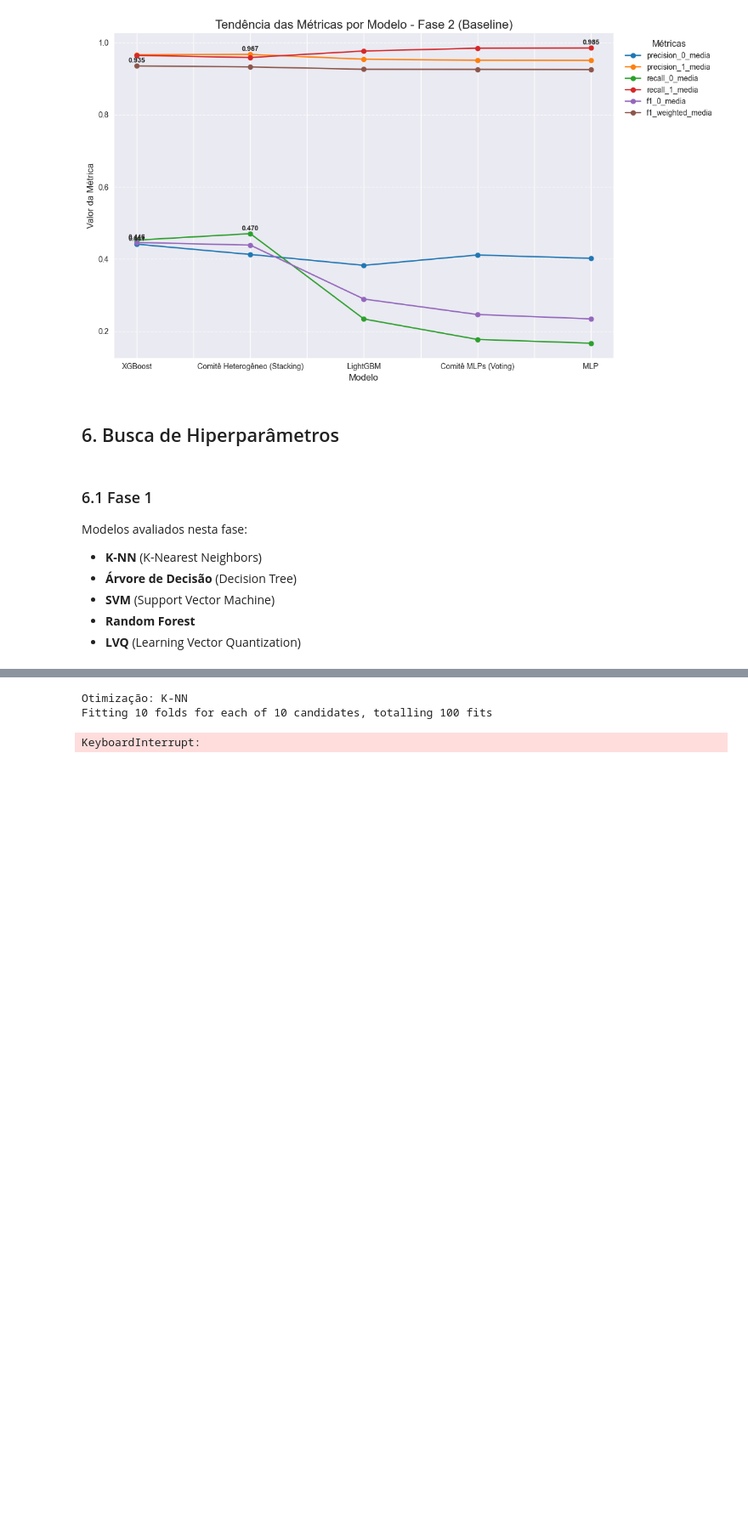
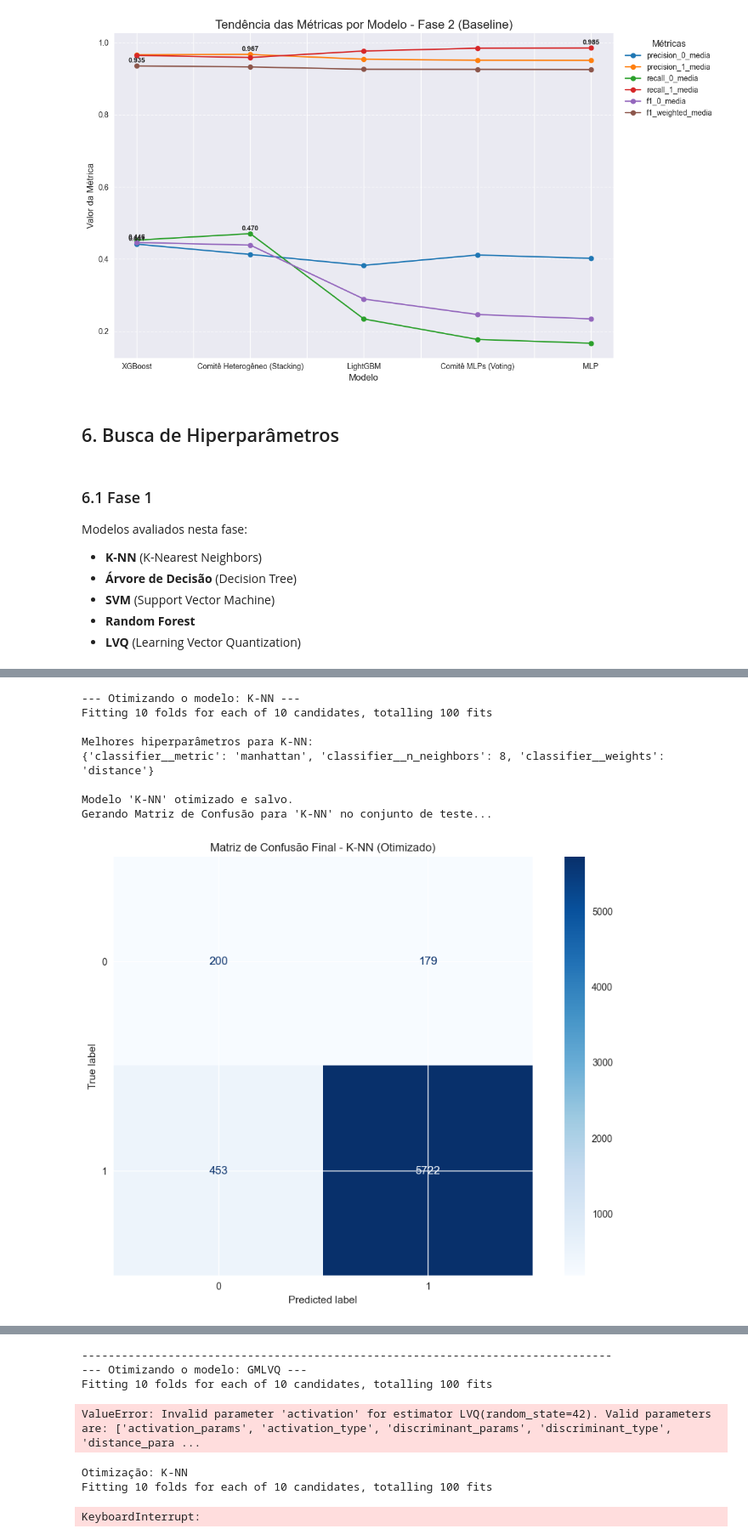
Before and after one commit to Eduardocin/employee-access-predictor, a Jupyter notebook: projeto_models.ipynb, the cells around one changed output, grey strips where cells are left out. Shown at 85% size. Cells and saved outputs as stored; diff of their text form; code cells hidden in the pictures; blank space fills up the shorter version.

Commit message:
feat: teste lvq

```diff
--- a/projeto_models.ipynb
+++ b/projeto_models.ipynb
@@ -776,13 +776,9 @@ param_distributions = {
         'classifier__class_weight': ['balanced', None]
     },
     "GMLVQ": {
-        # Número de protótipos por classe (vetores de referência)
-        'classifier__prototypes_per_class': randint(1, 10),
-        # Força da regularização para a matriz de relevância
-        'classifier__regularization': loguniform(1e-4, 1.0),
-        # Função de ativação
-        'classifier__activation': ['sigmoid', 'soft+'],
-        # Algoritmo de otimização
-        'classifier__solver': ['lbfgs', 'sgd']
+        'classifier__prototype_n_per_class': randint(1, 10), # Corrigido de 'prototypes_per_class'
+        'classifier__relevance_regularization': loguniform(1e-4, 1.0),
+        'classifier__activation_type': ['sigmoid', 'soft+'],
+        'classifier__solver_type': ['lbfgs', 'sgd']
     }
 }
@@ -788,0 +836,62 @@ param_distributions = {
+# %%
+from sklearn.model_selection import RandomizedSearchCV
+from sklearn.metrics import confusion_matrix, ConfusionMatrixDisplay
+import pandas as pd
+import joblib
+
+# Dicionário para armazenar os melhores modelos encontrados
+best_models_fase1 = {}
+
+# Loop de otimização para os modelos da Fase 1
+for name, model in models.items():
+    print(f"--- Otimizando o modelo: {name} ---")
+
+    # Cria o pipeline com pré-processamento e reamostragem
+    pipeline = create_pipeline(model, use_full=False)
+
+    # Configura a busca aleatória
+    search = RandomizedSearchCV(
+        pipeline,
+        param_distributions=param_distributions[name],
+        n_iter=10,          # Executa 10 iterações
+        cv=cv_strategy,
+        scoring=scoring['f1_0'], # Otimiza pelo F1-score da classe 0
+        n_jobs=-1,
+        random_state=42,
+        verbose=1           # Exibe o progresso
+    )
+
+    # Executa a busca nos dados de treino originais
+    search.fit(X_train_clean, y_train)
+
+    # Salva o melhor modelo encontrado pela busca
+    best_model = search.best_estimator_
+    print(f"\nMelhores hiperparâmetros para {name}:")
+    print(search.best_params_)
+
+    # Armazena o melhor modelo no dicionário
+    best_models_fase1[name] = best_model
+
+    # Salva o modelo otimizado em um arquivo
+    joblib.dump(best_model, f'modelos/{name}_otimizado.pkl')
+    print(f"\nModelo '{name}' otimizado e salvo.")
+
+    # --- Avaliação Final no Conjunto de Teste ---
+    print(f"Gerando Matriz de Confusão para '{name}' no conjunto de teste...")
+    y_pred = best_model.predict(X_test_clean)
+    cm = confusion_matrix(y_test, y_pred)
+    disp = ConfusionMatrixDisplay(confusion_matrix=cm, display_labels=[0, 1])
+    disp.plot(cmap='Blues')
+    plt.title(f'Matriz de Confusão Final - {name} (Otimizado)')
+    plt.show()
+    print("-" * 80)
+# %% [output]
+--- Otimizando o modelo: K-NN ---
+Fitting 10 folds for each of 10 candidates, totalling 100 fits
+
+Melhores hiperparâmetros para K-NN:
+{'classifier__metric': 'manhattan', 'classifier__n_neighbors': 8, 'classifier__weights': 'distance'}
+
+Modelo 'K-NN' otimizado e salvo.
+Gerando Matriz de Confusão para 'K-NN' no conjunto de teste...
+[figure, added]
@@ -789,3 +928,7 @@ param_distributions = {
+--------------------------------------------------------------------------------
+--- Otimizando o modelo: GMLVQ ---
+Fitting 10 folds for each of 10 candidates, totalling 100 fits
+ValueError: Invalid parameter 'activation' for estimator LVQ(random_state=42). Valid parameters are: ['activation_params', 'activation_type', 'discriminant_params', 'discriminant_type', 'distance_para ...
 # %%
 from sklearn.metrics import ConfusionMatrixDisplay
 
```
Also changed, not shown: parts of 3 cells of this notebook, 4 other files.
